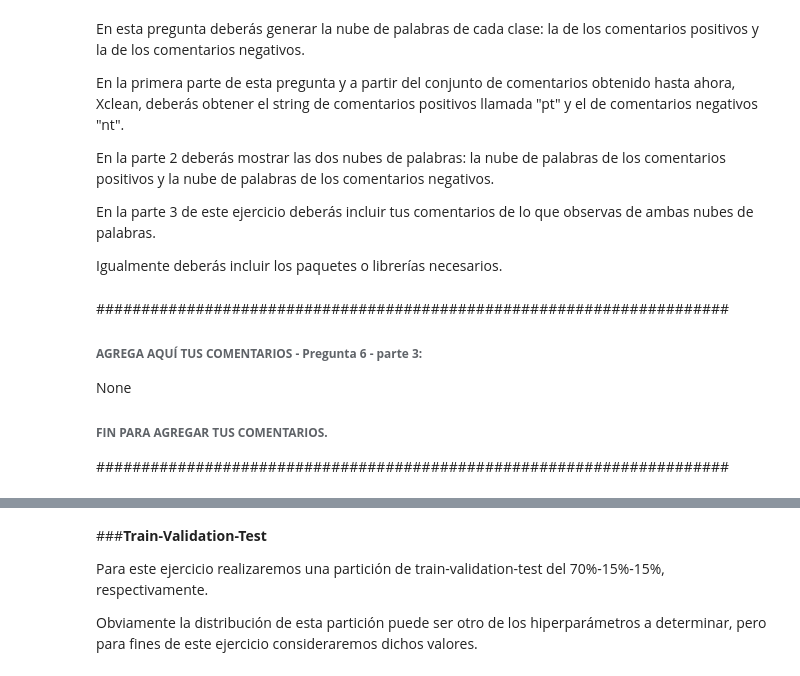
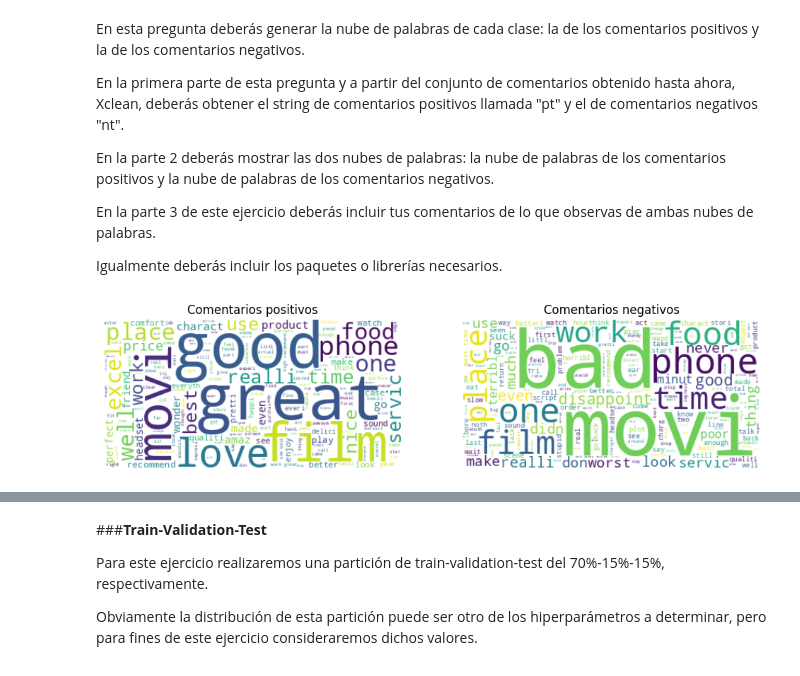
Before and after one commit to oscargarciatec/NLP, a Jupyter notebook: A01016093_semanas3y4_actividad_02.ipynb, the cells around one changed output, grey strips where cells are left out. Cells and saved outputs as stored; diff of their text form; code cells hidden in the pictures.

```diff
--- a/A01016093_semanas3y4_actividad_02.ipynb
+++ b/A01016093_semanas3y4_actividad_02.ipynb
@@ -454,10 +429,49 @@ None
-# %% [markdown]
-######################################################################
-###### **AGREGA AQUÍ TUS COMENTARIOS - Pregunta 6 - parte 3:**
-
-
-None
-
-
-###### **FIN PARA AGREGAR TUS COMENTARIOS.**
-######################################################################
+# %%
+##############################################################################
+# AGREGA AQUÍ TUS LÍNEAS DE CÓDIGO - Pregunta 6 - parte 1:
+
+#Se obtienen los índices de la serie Y, donde el valor sea 1 (positivo) y se obtienen los comentarios de la serie Xclean
+#a partir de los índices obtenidos.
+ptl = [w for k in range(len(Y)) if Y[k] == 1 for w in Xclean[k]]
+#Se obtienen los índices de la serie Y, donde el valor sea 0 (negativo) y se obtienen los comentarios de la serie Xclean
+#a partir de los índices obtenidos.
+ntl = [w for k in range(len(Y)) if Y[k] == 0 for w in Xclean[k]]
+
+#Se generan strings únicos, con cada una de las palabras separadas por espacios, para generar la nube de palabras
+pt = ' '.join(ptl)
+nt = ' '.join(ntl)
+
+# FIN PARA AGREGAR TUS LÍNEAS DE CÓDIGO.
+##############################################################################
+# %%
+##############################################################################
+# AGREGA AQUÍ TUS LÍNEAS DE CÓDIGO - Pregunta 6 - parte 2:
+
+#Se importan librerías necesarias
+import matplotlib.pyplot as plt
+from wordcloud import WordCloud
+
+# Se generan los subplots
+
+fig, (ax1,ax2) = plt.subplots(1,2, figsize=(12,12))
+
+# Wordcloud para comentarios positivos
+wordcloudpt = WordCloud(background_color="white").generate(pt)
+ax1.imshow(wordcloudpt, interpolation='bilinear')
+ax1.axis("off")
+ax1.set_title("Comentarios positivos")
+
+# Wordcloud para comentarios negativos
+wordcloudnt = WordCloud(background_color="white").generate(nt)
+ax2.imshow(wordcloudnt, interpolation='bilinear')
+ax2.axis("off")
+ax2.set_title("Comentarios negativos")
+
+plt.show()
+
+
+
+# FIN PARA AGREGAR TUS LÍNEAS DE CÓDIGO.
+##############################################################################
+# %% [output]
+[figure, added]
```
Also changed, not shown: parts of 13 cells of this notebook.
